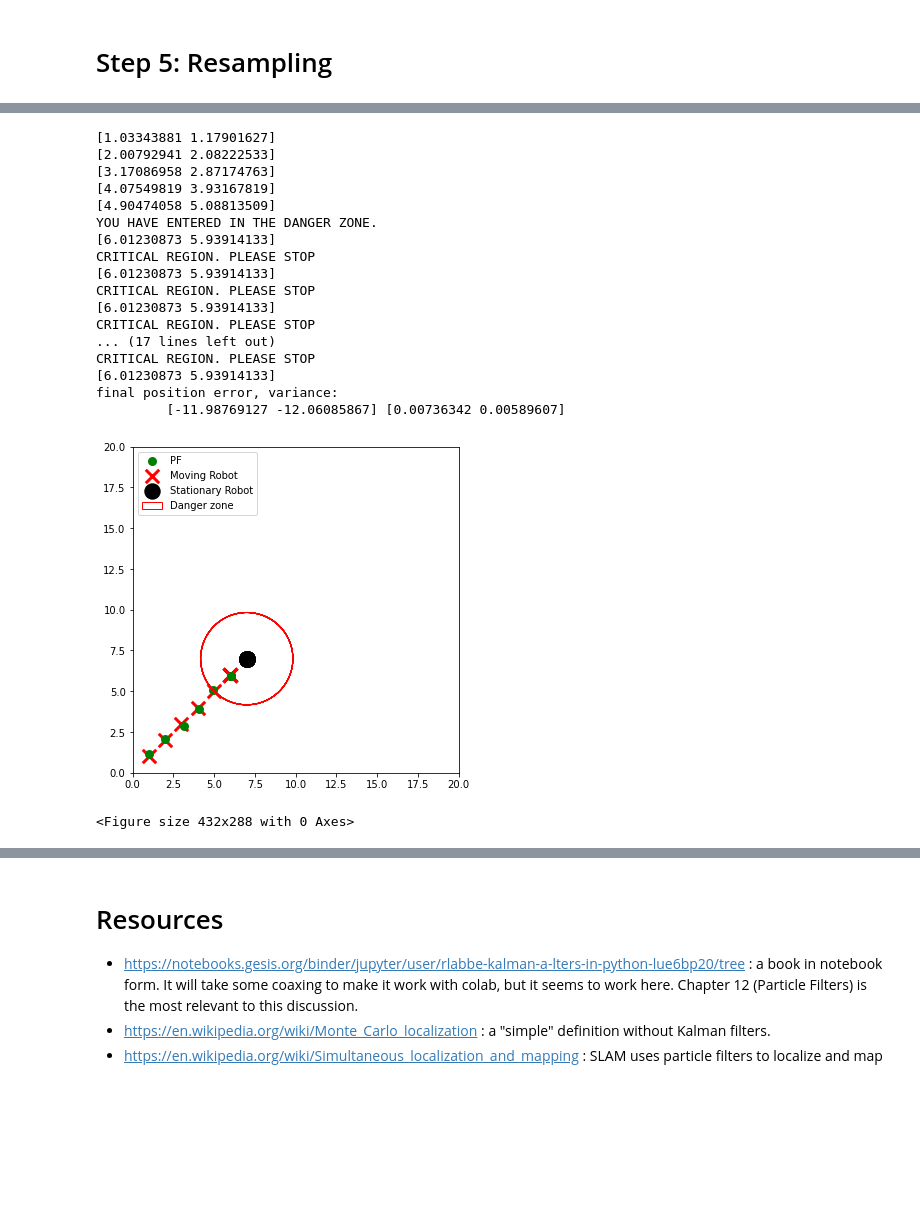
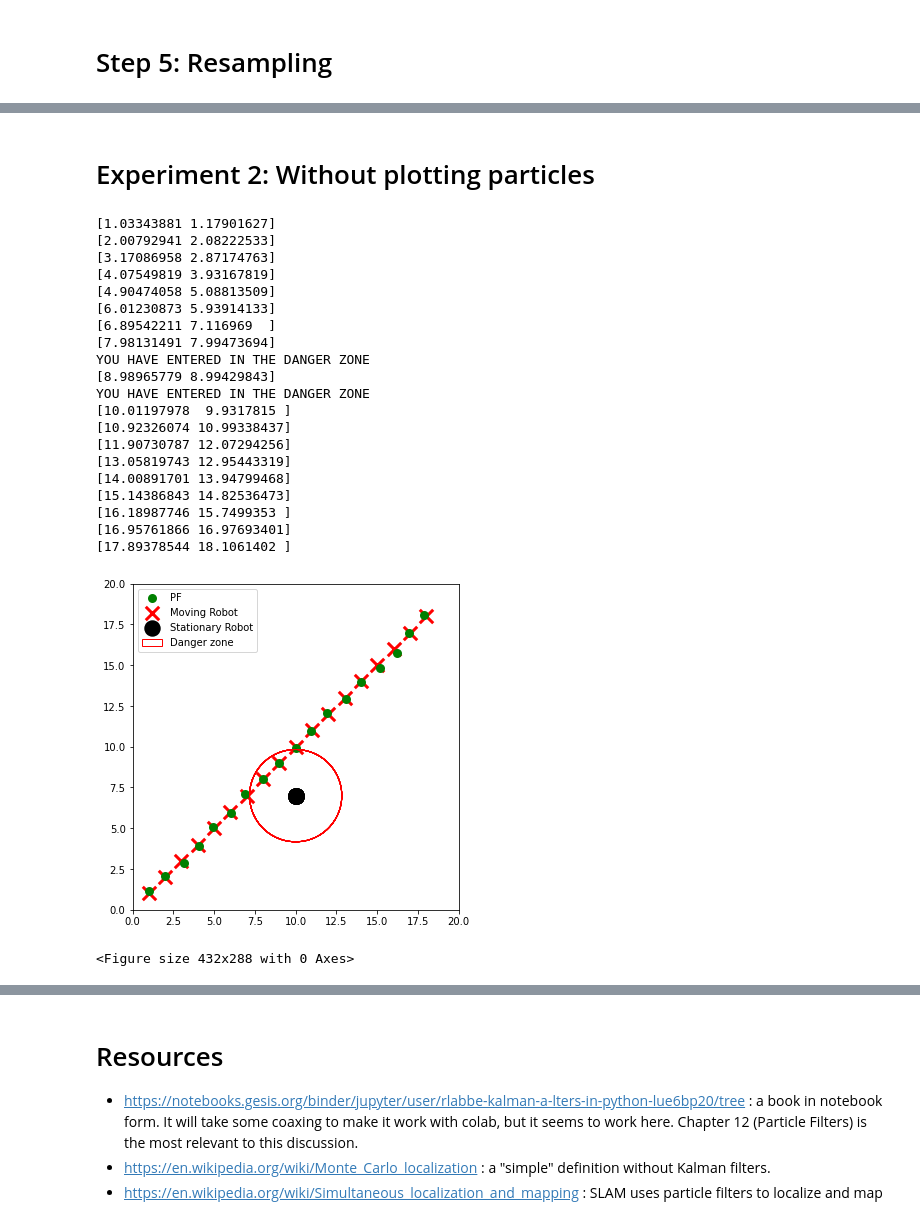
Before and after one commit to tnymashiri/Situational-Awareness, a Jupyter notebook: Situational_Awareness_for_Mobile_Robots.ipynb, the cells around one changed output, grey strips where cells are left out. Drawn from its saved outputs; the diff is of its cells as text; code cells hidden in the pictures; blank space fills up the shorter version.

```diff
--- a/Situational_Awareness_for_Mobile_Robots.ipynb
+++ b/Situational_Awareness_for_Mobile_Robots.ipynb
@@ -123,5 +271,5 @@ def resample_from_index(particles, weights, indexes):
 # %%
-def run_pf1(N, iters=18, sensor_std_err=.1,
+def Experiment2(N, iters=18, sensor_std_err=.1,
             do_plot=True, plot_particles=False,
             xlim=(0, 20), ylim=(0, 20),
             initial_x=None):
@@ -148,7 +296,7 @@ def run_pf1(N, iters=18, sensor_std_err=.1,
 
   xs = []
   robot_pos = np.array([0., 0.])
-  robot2_pos=np.array([7.,7.])
+  robot2_pos=np.array([10.,7.])
   sensor_reading=[]
 
 
@@ -161,8 +309,8 @@ def run_pf1(N, iters=18, sensor_std_err=.1,
 
 
 
-      if ultrasonic_dist==np.sqrt(8):
-        print("YOU HAVE ENTERED IN THE DANGER ZONE.")
+      if ultrasonic_dist<=np.sqrt(8):
+        print("YOU HAVE ENTERED IN THE DANGER ZONE")
       if ultrasonic_dist<=np.sqrt(2):
         robot_pos=robot_pos
         print("CRITICAL REGION. PLEASE STOP")
@@ -194,7 +342,7 @@ def run_pf1(N, iters=18, sensor_std_err=.1,
                       color='r', s=180, lw=3)
       p2 = ax.scatter(mu[0], mu[1], marker='o', color='g' ,lw=3)
 
-      p3 =  plt.Circle((7, 7), 2.83, color='r', visible=True,fill=False)#Danger area
+      p3 =  plt.Circle((robot2_pos[0], robot2_pos[1]), 2.83, color='r', visible=True,fill=False)#Danger area
 
       ax.set_aspect(1)
       ax.add_patch(p3)
@@ -209,12 +357,12 @@ def run_pf1(N, iters=18, sensor_std_err=.1,
   ax.legend([p2, p1,p4,p3], ['PF','Moving Robot','Stationary Robot',"Danger zone"], loc=2, numpoints=1)
   ax.set_xlim(*xlim)
   ax.set_ylim(*ylim)
-  print('final position error, variance:\n\t', mu - np.array([iters, iters]), var)
+  #print('final position error, variance:\n\t', mu - np.array([iters, iters]), var)
   plt.show()
 
 from numpy.random import seed
 seed(2)
-run_pf1(N=5000, plot_particles= True)
+Experiment2(N=5000, plot_particles= True)
 # %% [output]
 [1.03343881 1.17901627]
 [2.00792941 2.08222533]
@@ -237,24 +388,29 @@ final position error, variance:
 <Figure size 432x288 with 0 Axes>
+# %% [markdown]
+# Experiment 2: Without plotting particles
 # %%
 seed(2)
-run_pf1(N=5000, plot_particles= False)
+Experiment2(N=5000, plot_particles= False)
 # %% [output]
 [1.03343881 1.17901627]
 [2.00792941 2.08222533]
 [3.17086958 2.87174763]
 [4.07549819 3.93167819]
 [4.90474058 5.08813509]
-YOU HAVE ENTERED IN THE DANGER ZONE.
 [6.01230873 5.93914133]
-CRITICAL REGION. PLEASE STOP
-[6.01230873 5.93914133]
-CRITICAL REGION. PLEASE STOP
-[6.01230873 5.93914133]
-CRITICAL REGION. PLEASE STOP
-... (17 lines left out)
-CRITICAL REGION. PLEASE STOP
-[6.01230873 5.93914133]
-final position error, variance:
-         [-11.98769127 -12.06085867] [0.00736342 0.00589607]
+[6.89542211 7.116969  ]
+[7.98131491 7.99473694]
+YOU HAVE ENTERED IN THE DANGER ZONE
+[8.98965779 8.99429843]
+YOU HAVE ENTERED IN THE DANGER ZONE
+[10.01197978  9.9317815 ]
+[10.92326074 10.99338437]
+[11.90730787 12.07294256]
+[13.05819743 12.95443319]
+[14.00891701 13.94799468]
+[15.14386843 14.82536473]
+[16.18987746 15.7499353 ]
+[16.95761866 16.97693401]
+[17.89378544 18.1061402 ]
-[figure, old version]
+[figure, new version]
 <Figure size 432x288 with 0 Axes>
```
Also changed, not shown: parts of 8 cells of this notebook.
